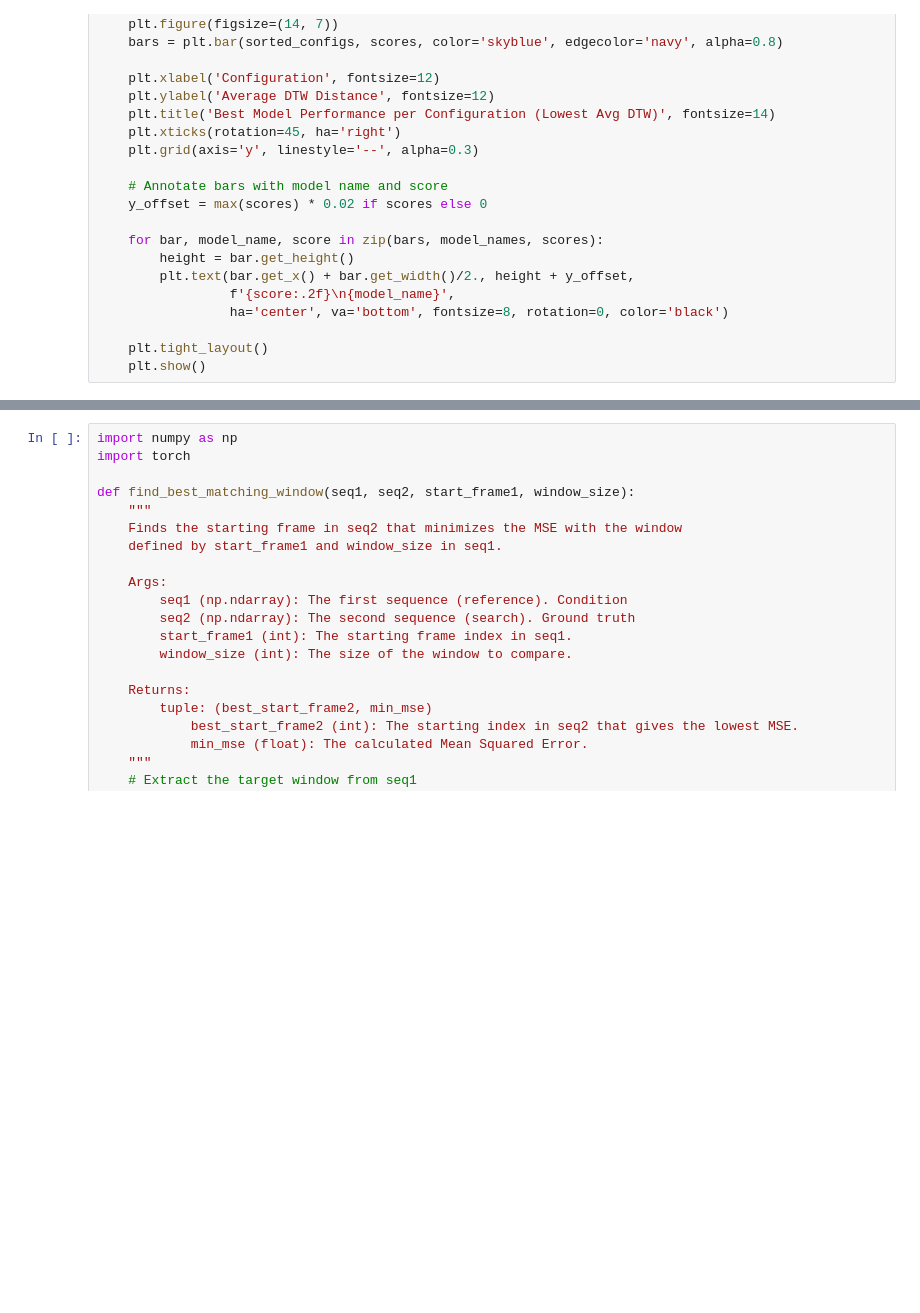
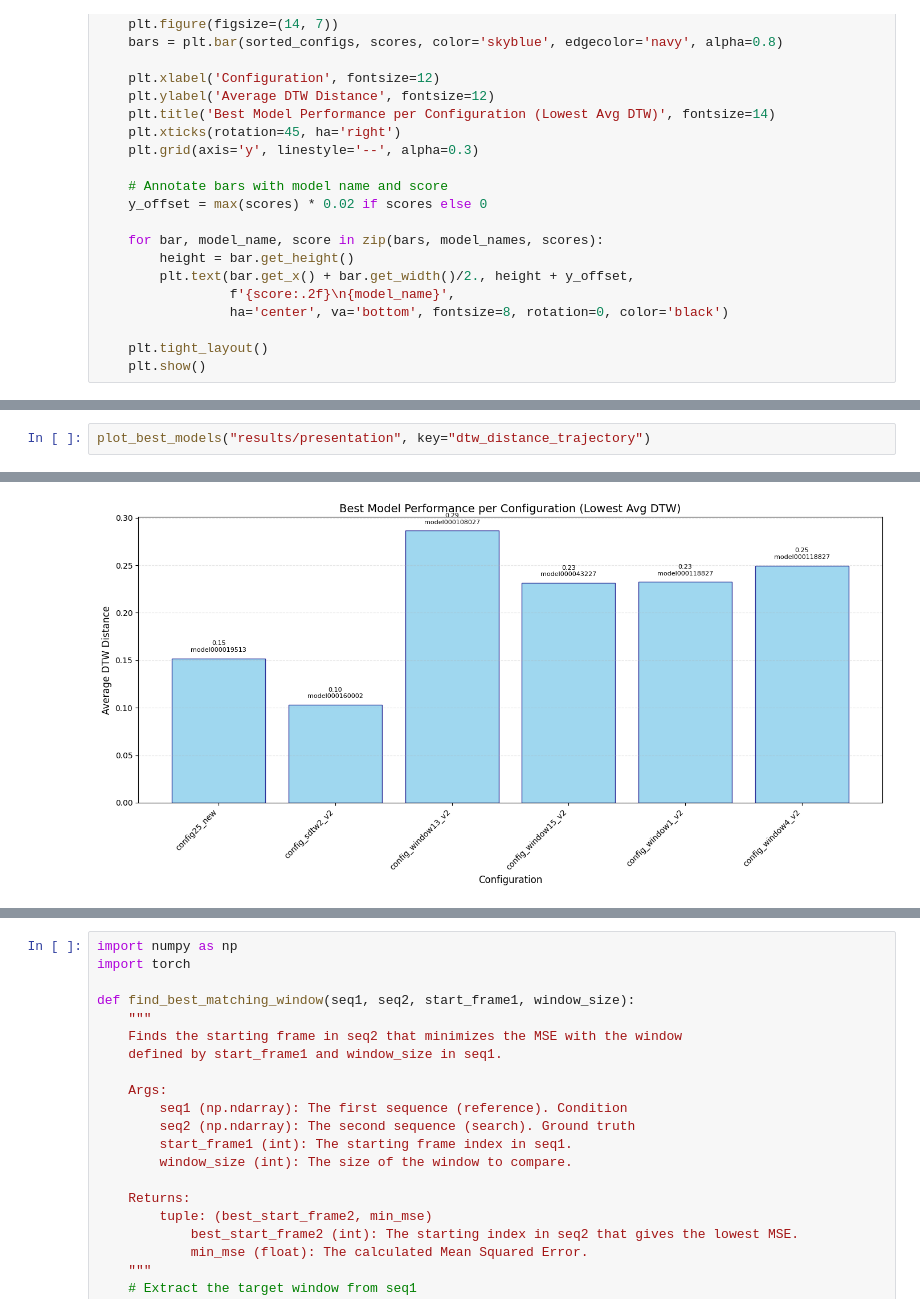
Before and after one commit to Rui1818/3d_motion_generation_cp, a Jupyter notebook: stats.ipynb, the cells around one changed output, grey strips where cells are left out. Drawn from its saved outputs; the diff is of its cells as text; blank space fills up the shorter version.

```diff
--- a/stats.ipynb
+++ b/stats.ipynb
@@ -593,0 +624,3 @@ def plot_best_models(root_folder, key):
+# %%
+plot_best_models("results/presentation", key="dtw_distance_trajectory")
+# %% [output]
@@ -593,0 +644 @@ def plot_best_models(root_folder, key):
+[figure, added]
```
Also changed, not shown: parts of 24 cells of this notebook, 5 other files.
